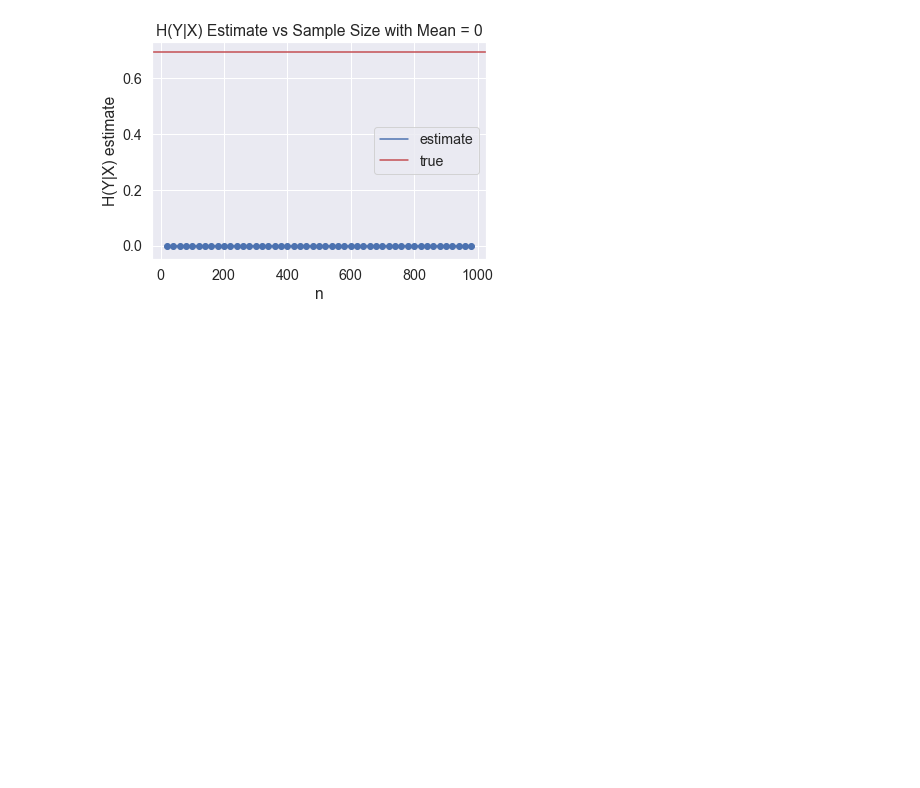
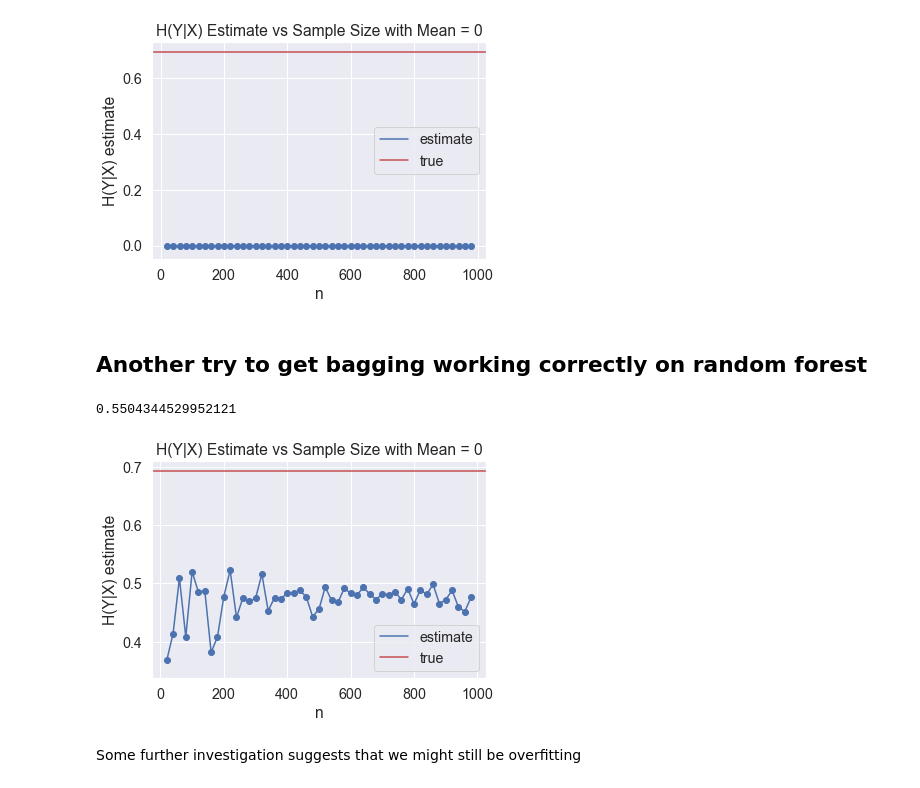
Before and after one commit to rguo123/conditional_entropy_forests, a Jupyter notebook: Preventing Overfitting in Random Forest Estimate.ipynb, the cells around one changed output. Drawn from its saved outputs; the diff is of its cells as text; code cells hidden in the pictures; blank space fills up the shorter version.

Commit message:
little progress on overfitting

```diff
--- a/Preventing Overfitting in Random Forest Estimate.ipynb
+++ b/Preventing Overfitting in Random Forest Estimate.ipynb
@@ -183,3 +388,70 @@ plt.title("H(Y|X) Estimate vs Sample Size with Mean = 0")
 plt.show()
 # %% [output]
 [figure]
+# %% [markdown]
+## Another try to get bagging working correctly on random forest
+# %%
+from sklearn.ensemble.forest import _generate_unsampled_indices
+from sklearn.ensemble import BaggingClassifier
+from sklearn.tree import DecisionTreeClassifier
+
+X, y = get_sample(100, 0, 1)
+X = np.array(X).reshape(-1, 1)
+
+def rf_entropy_estimate_bagging(X, y, n_estimators = 500, max_samples = .63, bootstrap = True):
+    model = BaggingClassifier(DecisionTreeClassifier(),
+                              n_estimators = n_estimators,
+                              max_samples= max_samples,
+                              bootstrap = bootstrap)
+    model.fit(X, y)
+    class_counts = np.zeros((X.shape[0], model.n_classes_))
+    for tree in model:
+        # get out of bag indicies
+        unsampled_indices = _generate_unsampled_indices(tree.random_state, len(X))
+        # get all node counts
+        node_counts = tree.tree_.n_node_samples
+        #print(node_counts)
+        #print(X[unsampled_indices])
+        # get counts for out of bag samples
+        partition_counts = np.asarray([node_counts[x] for x in tree.apply(X[unsampled_indices])])
+        #print(partition_counts)
+        # get probability for out of bag samples
+        class_probs = tree.predict_proba(X[unsampled_indices])
+        # find total elements for out of bag samples
+        elems = np.multiply(class_probs, partition_counts[:, np.newaxis])
+        # store counts for each x (repeat fhis for each tree)
+        class_counts[unsampled_indices] += elems
+    # calculate p(y|X = x) for all x's
+    probs = class_counts/class_counts.sum(axis = 1, keepdims = True)
+    entropies = -np.sum(np.log(probs)*probs, axis = 1)
+    # convert nan to 0
+    entropies = np.nan_to_num(entropies)
+    return np.mean(entropies)
+
+np.warnings.filterwarnings('ignore')
+
+rf_entropy_estimate_bagging(X, y, 500, .63)
+# %% [output]
+0.5504344529952121
+# %%
+def get_cond_entropy_vs_n(mean):
+    conditional_entropy = []
+    sample_sizes = [i*20 for i in range(1, 50)]
+    for elem in sample_sizes:
+        X, y = get_sample(elem, mean, 1)
+        conditional_entropy.append(rf_entropy_estimate_bagging(np.array(X).reshape(-1, 1), y, 200, .63))
+    return sample_sizes, conditional_entropy
+
+sample_sizes, cond_entropy = get_cond_entropy_vs_n(0)
+plt.scatter(sample_sizes, cond_entropy)
+line_est, = plt.plot(sample_sizes, cond_entropy, label = "estimate")
+line_true = plt.axhline(y=.69315, color='r', linestyle='-', label = "true")
+plt.xlabel("n")
+plt.ylabel("H(Y|X) estimate")
+plt.legend(handles=[line_est, line_true])
+plt.title("H(Y|X) Estimate vs Sample Size with Mean = 0")
+plt.show()
+# %% [output]
+[figure, added]
+# %% [markdown]
+Some further investigation suggests that we might still be overfitting
```
Also changed, not shown: parts of 7 cells of this notebook, 1 other file.
